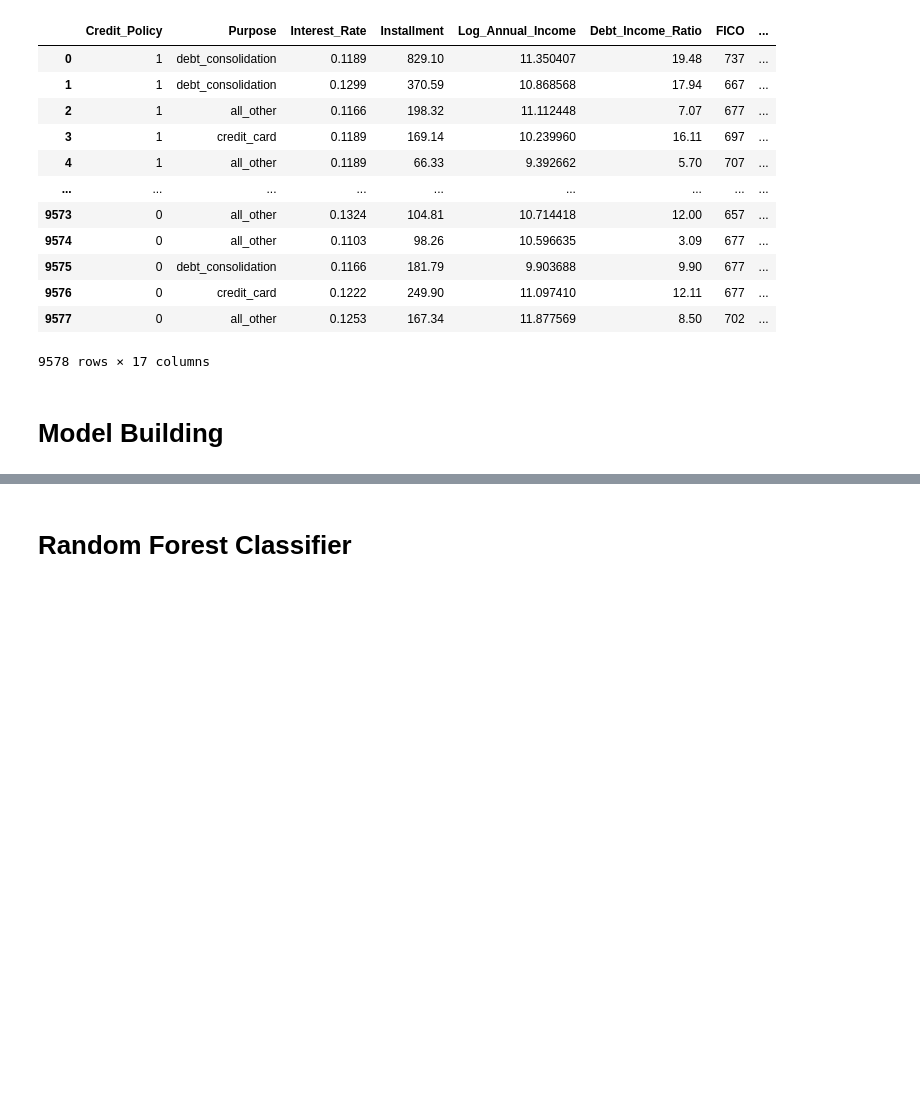
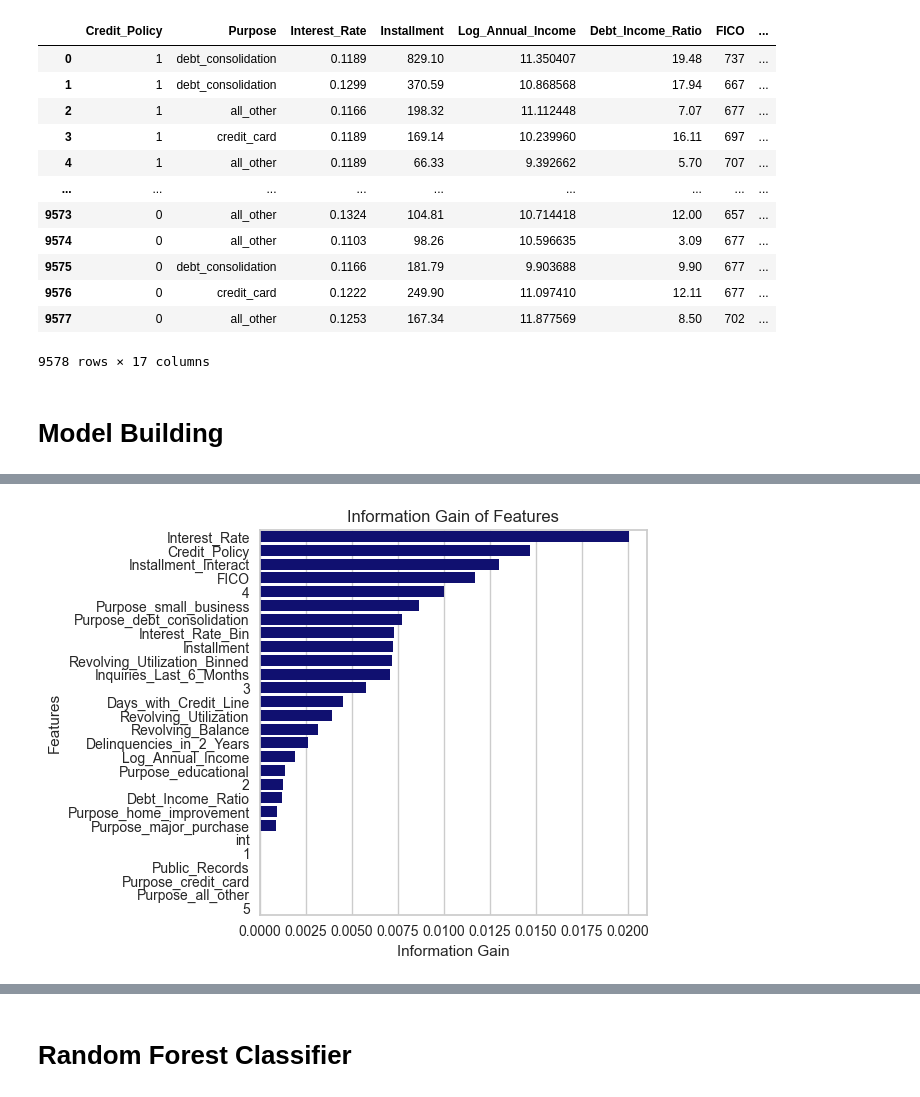
Before and after one commit to jswnthh/Toolfe_projects_ML, a Jupyter notebook: toolfe_load_model.ipynb, the cells around one changed output, grey strips where cells are left out. Drawn from its saved outputs; the diff is of its cells as text; code cells hidden in the pictures; blank space fills up the shorter version.

```diff
--- a/toolfe_load_model.ipynb
+++ b/toolfe_load_model.ipynb
@@ -185,0 +123,11 @@ ROC AUC: 0.6697303239311446
+# %%
+x = df1.drop(["Not_Fully_Paid"], axis=1)
+y = df1["Not_Fully_Paid"]
+# %%
+interaction_dict = {}
+for interaction in interactions:
+    x_train_int = x
+    x_train_int['int'] = x_train_int[interaction[0]] * x_train_int[interaction[1]]
+    model = LogisticRegression(n_jobs=-1)  # Set n_jobs=-1 for parallel processing
+    model.fit(x_train_int, y)
+    interaction_dict[model.score(x_train_int, y)] = interaction
@@ -185,0 +144,10 @@ ROC AUC: 0.6697303239311446
+# %%
+# Create the interaction columns
+x['1'] = x['Revolving_Utilization_Binned'] * x['Purpose_debt_consolidation']
+x['2'] = x['Debt_Income_Ratio'] * x['Revolving_Balance']
+x['3'] = x['Revolving_Utilization_Binned'] * x['Purpose_small_business']
+x['4'] = x['Installment_Interact'] * x['Revolving_Utilization_Binned']
+x['5'] = x['Delinquencies_in_2_Years'] * x['Purpose_debt_consolidation']
+
+# Print the updated x dataframe
+x.head()
@@ -185,0 +162,22 @@ ROC AUC: 0.6697303239311446
+# %%
+# Set random seed for reproducibility
+np.random.seed(42)
+
+# Calculate information gain
+information_gain = mutual_info_classif(x, y)
+
+# Create a DataFrame with feature names and their information gain values
+gain_df = pd.DataFrame({"Feature": x.columns, "Information Gain": information_gain})
+
+# Sort the DataFrame by information gain values in descending order
+gain_df_sorted = gain_df.sort_values(by="Information Gain", ascending=False)
+
+# Plot the sorted information gain values
+plt.figure(figsize=(5, 5))
+sns.barplot(x="Information Gain", y="Feature", data=gain_df_sorted, color='navy')
+plt.title("Information Gain of Features")
+plt.xlabel("Information Gain")
+plt.ylabel("Features")
+plt.show()
+# %% [output]
+[figure, added]
```
Also changed, not shown: parts of 55 cells of this notebook.
